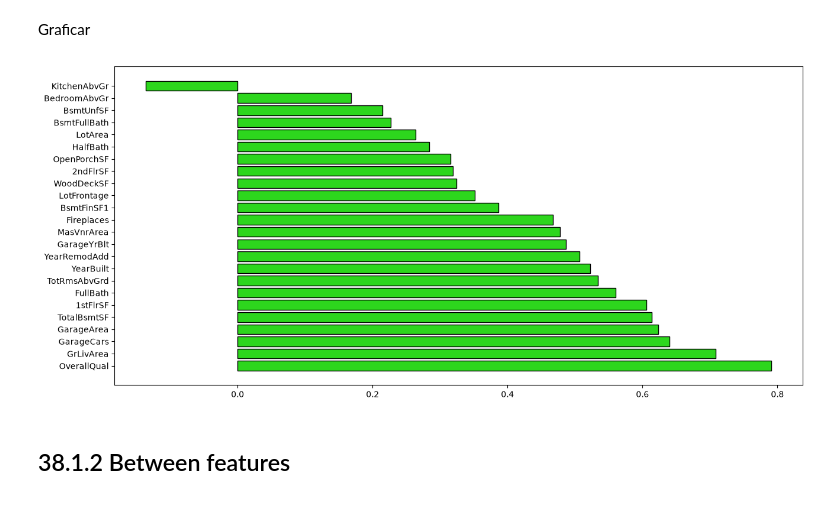
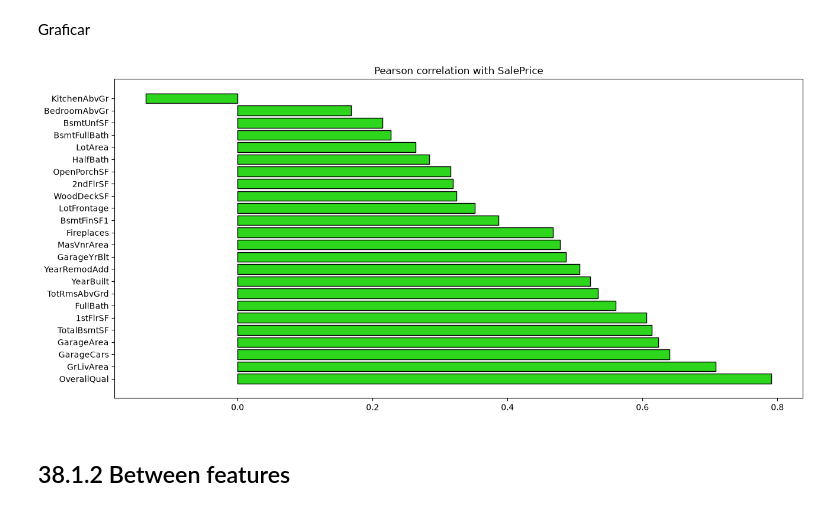
Before and after one commit to charligram/3_prediction_of_house_values, a Jupyter notebook: notebooks/02_EDA.ipynb, the cells around one changed output. Cells and saved outputs as stored; diff of their text form; code cells hidden in the pictures.

Commit message:
feat/fix: add plots explanations, fix some names of plots, add garagecars plot

```diff
--- a/notebooks/02_EDA.ipynb
+++ b/notebooks/02_EDA.ipynb
@@ -1622,17 +1622,19 @@ Graficar
 # %%
 fig, ax = plt.subplots(figsize=(15, 7))
 
 ax.barh(
     y=corr_with_saleprice.index,
     width=corr_with_saleprice.values,
     color=PROJECT_COLORS[0],
     edgecolor='black'
 )
 
+ax.set_title('Pearson correlation with SalePrice')
+
 plt.savefig(FIGURES_PATH / '28_correlations_with_saleprice.png', bbox_inches='tight')
 plt.show()
 # %% [output]
-[figure, old version]
+[figure, new version]
 # %% [markdown]
 ## 38.1.2 Between features
 # %% [markdown]
```
Also changed, not shown: parts of 8 cells of this notebook, 14 other files.
